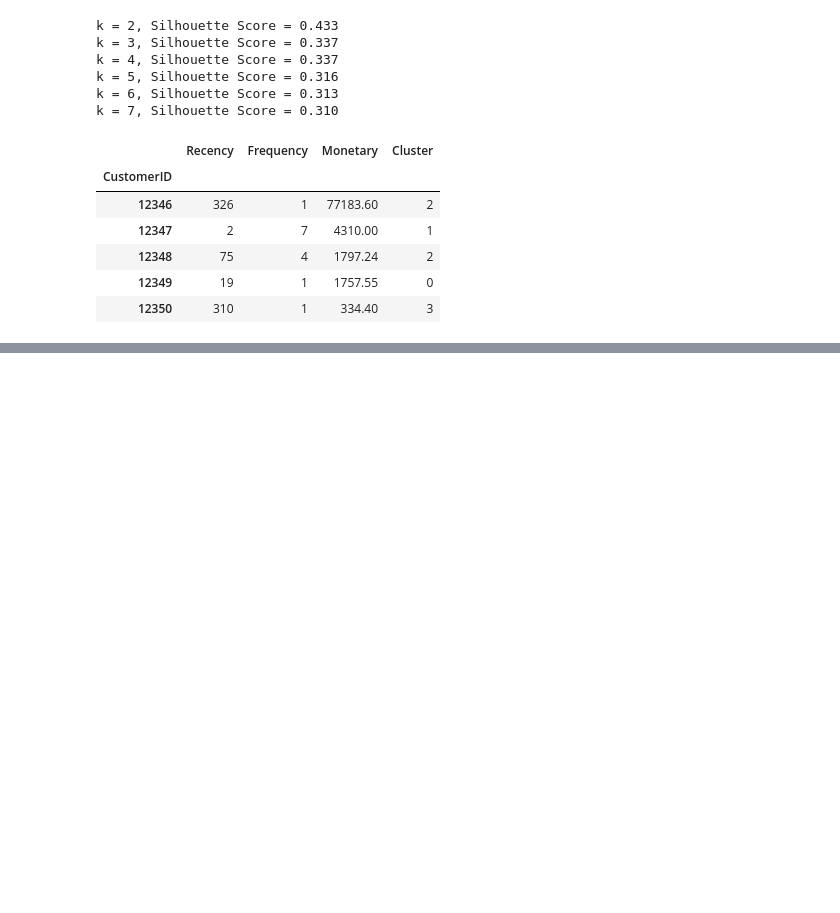
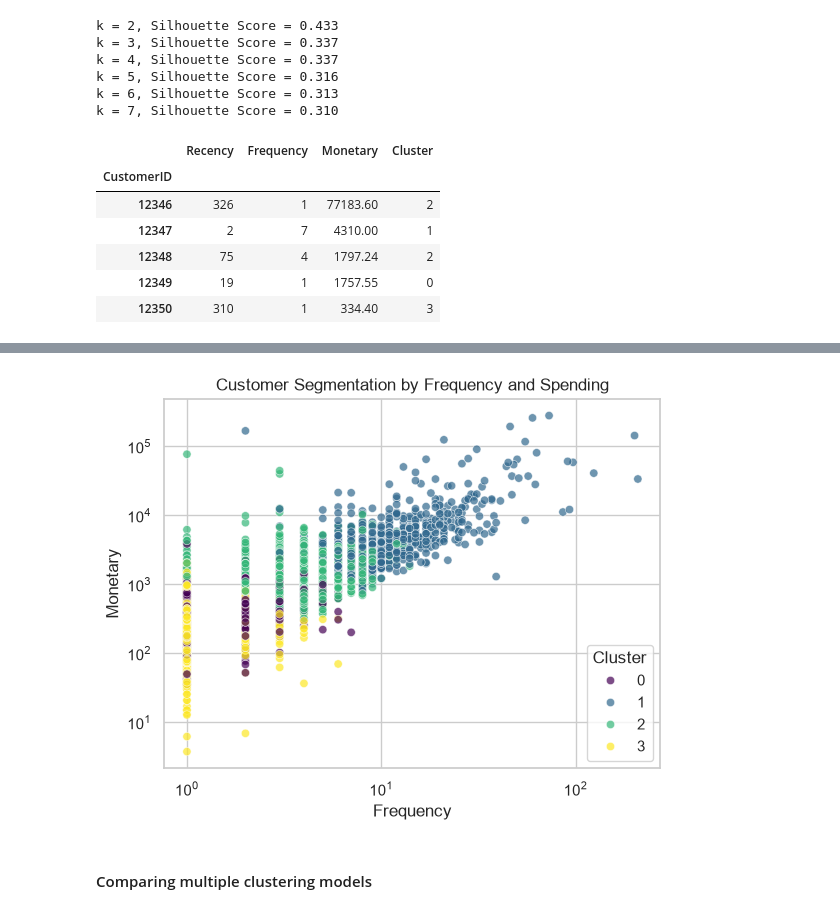
Before and after one commit to Deepak-P10/customer-segmentation-rfm, a Jupyter notebook: Customer_Segmentation.ipynb, the cells around one changed output, grey strips where cells are left out. Drawn from its saved outputs; the diff is of its cells as text; code cells hidden in the pictures; blank space fills up the shorter version.

```diff
--- a/Customer_Segmentation.ipynb
+++ b/Customer_Segmentation.ipynb
@@ -168,9 +176,15 @@ plt.show()
 [figure]
 # %%
 #Monthly revenue trend
-df_clean["InvoiceDate"] = pd.to_datetime(df_clean["InvoiceDate"])
+df_clean["InvoiceDate"] = pd.to_datetime(
+    df_clean["InvoiceDate"]
+)
 
-monthly_revenue = (df_clean.set_index("InvoiceDate")["Revenue"].resample("ME").sum())
+monthly_revenue = (
+    df_clean.set_index("InvoiceDate")["Revenue"]
+    .resample("ME")
+    .sum()
+)
 
 plt.figure(figsize=(12, 5))
 monthly_revenue.plot(marker="o")
@@ -274,0 +335,16 @@ rfm.head()
+# %%
+sns.scatterplot(
+    data=rfm,
+    x="Frequency",
+    y="Monetary",
+    hue="Cluster",
+    palette="viridis",
+    alpha=0.7
+)
+
+plt.xscale("log")
+plt.yscale("log")
+plt.title("Customer Segmentation by Frequency and Spending")
+plt.show()
+# %% [output]
+[figure, added]
@@ -274,0 +354,2 @@ rfm.head()
+# %% [markdown]
+#### Comparing multiple clustering models
```
Also changed, not shown: parts of 32 cells of this notebook.
